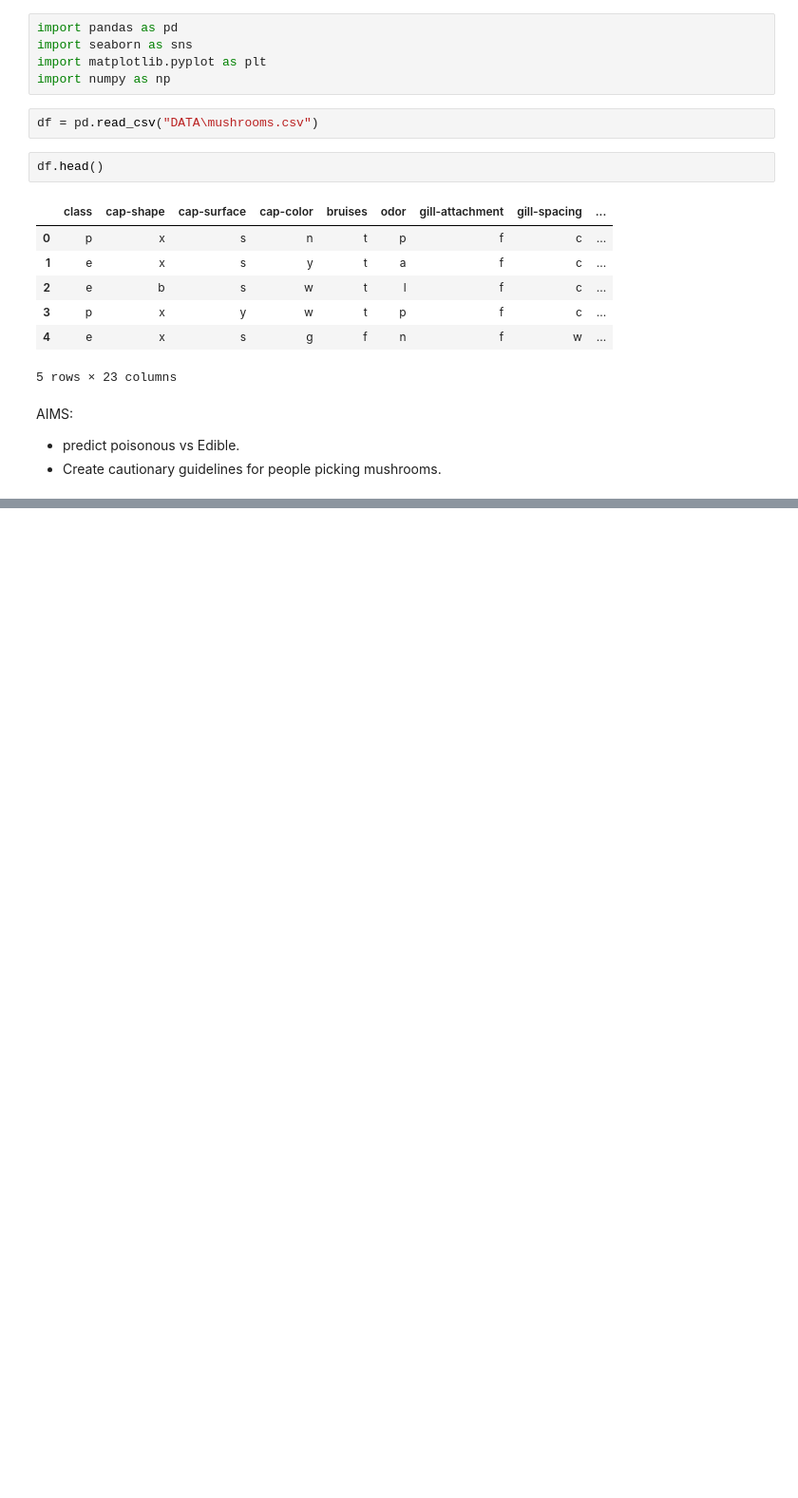
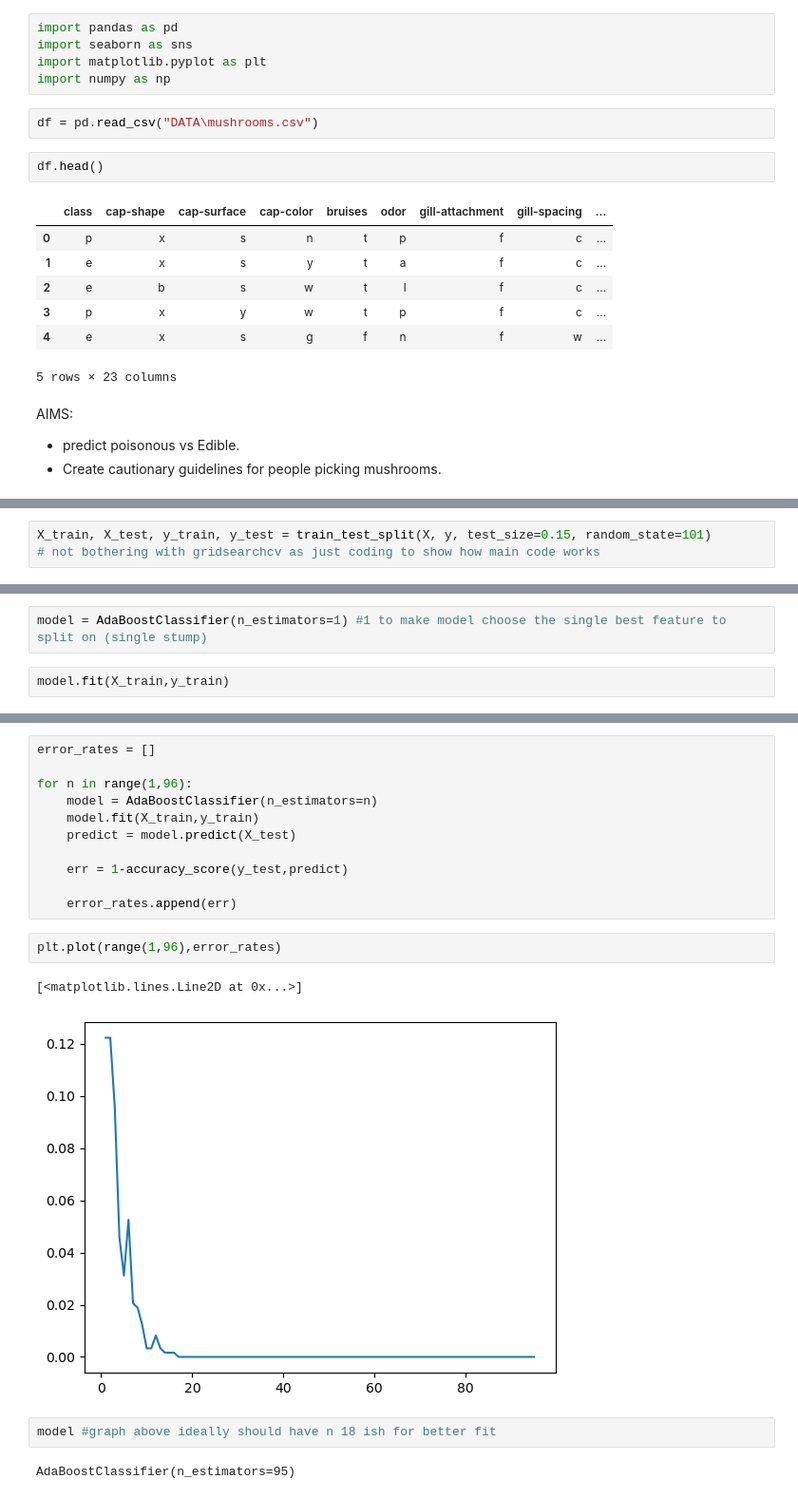
Before and after one commit to NadeemDin/ML-Tree-Based-Methods, a Jupyter notebook: Boosting Method Notes.ipynb, the cells around one changed output, grey strips where cells are left out. Shown at 95% size. Drawn from its saved outputs; the diff is of its cells as text; blank space fills up the shorter version.

```diff
--- a/Boosting Method Notes.ipynb
+++ b/Boosting Method Notes.ipynb
@@ -39,0 +105,3 @@ AIMS:
+# %%
+X_train, X_test, y_train, y_test = train_test_split(X, y, test_size=0.15, random_state=101)
+# not bothering with gridsearchcv as just coding to show how main code works
@@ -39,0 +111,4 @@ AIMS:
+# %%
+model = AdaBoostClassifier(n_estimators=1) #1 to make model choose the single best feature to split on (single stump)
+# %%
+model.fit(X_train,y_train)
@@ -39,0 +162,20 @@ AIMS:
+# %%
+error_rates = []
+
+for n in range(1,96):
+    model = AdaBoostClassifier(n_estimators=n)
+    model.fit(X_train,y_train)
+    predict = model.predict(X_test)
+
+    err = 1-accuracy_score(y_test,predict)
+
+    error_rates.append(err)
+# %%
+plt.plot(range(1,96),error_rates)
+# %% [output]
+[<matplotlib.lines.Line2D at 0x...>]
+[figure, added]
+# %%
+model #graph above ideally should have n 18 ish for better fit
+# %% [output]
+AdaBoostClassifier(n_estimators=95)
```
Also changed, not shown: parts of 27 cells of this notebook.
